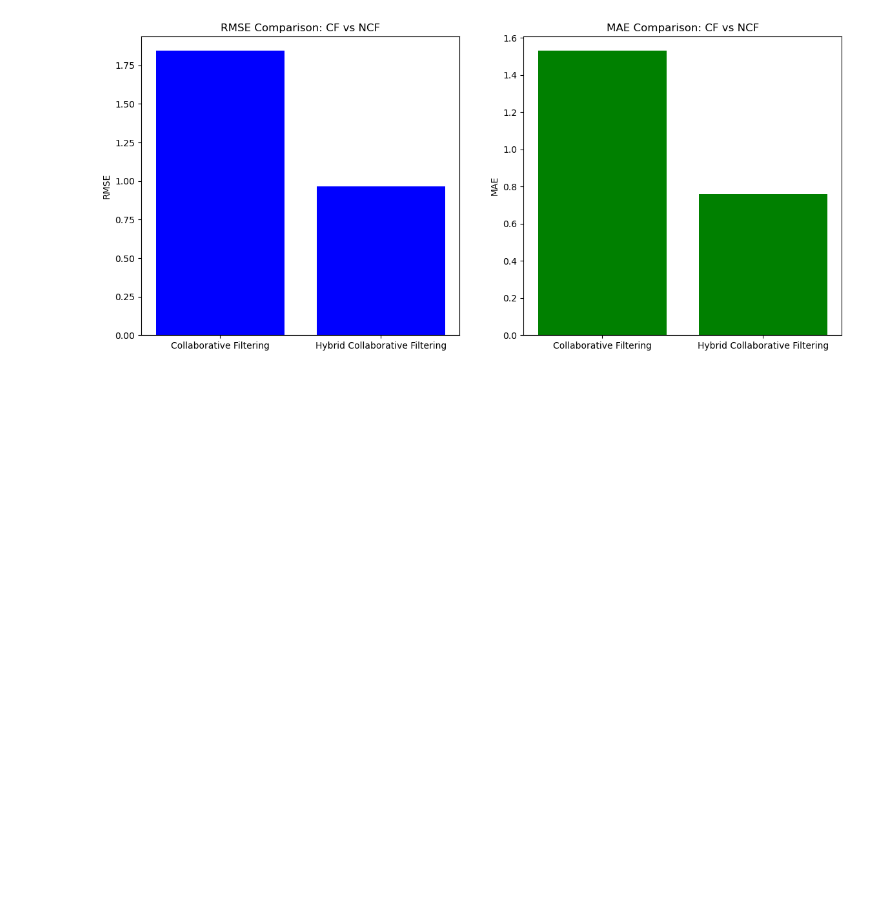
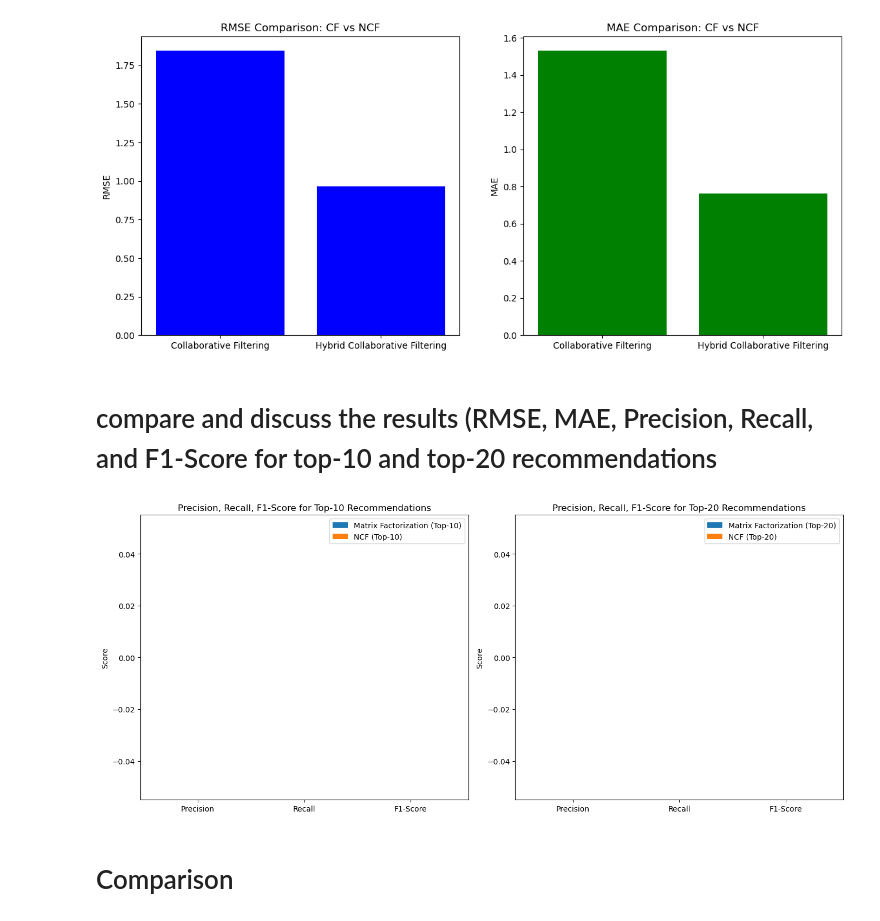
Before and after one commit to HemantRajSingh/collaborative-hybrid-recommender, a Jupyter notebook: notebooks/data_exploration.ipynb, the cells around one changed output. Drawn from its saved outputs; the diff is of its cells as text; code cells hidden in the pictures; blank space fills up the shorter version.

```diff
--- a/notebooks/data_exploration.ipynb
+++ b/notebooks/data_exploration.ipynb
@@ -708,3 +776,60 @@ ax[1].set_title('MAE Comparison: CF vs NCF')
 plt.show()
 # %% [output]
 [figure]
+# %% [markdown]
+# compare and discuss the results (RMSE, MAE, Precision, Recall, and F1-Score for top-10 and top-20 recommendations
+# %%
+# Evaluate Matrix Factorization
+precision_svd_10 = precision_at_k(true_ratings, predicted_ratings_svd, 10)
+recall_svd_10 = recall_at_k(true_ratings, predicted_ratings_svd, 10)
+f1_svd_10 = f1_score_at_k(precision_svd_10, recall_svd_10)
+
+precision_svd_20 = precision_at_k(true_ratings, predicted_ratings_svd, 20)
+recall_svd_20 = recall_at_k(true_ratings, predicted_ratings_svd, 20)
+f1_svd_20 = f1_score_at_k(precision_svd_20, recall_svd_20)
+
+# Evaluate NCF
+precision_ncf_10 = precision_at_k(all_true_ratings_hcf, all_predicted_ratings_hcf, 10)
+recall_ncf_10 = recall_at_k(all_true_ratings_hcf, all_predicted_ratings_hcf, 10)
+f1_ncf_10 = f1_score_at_k(precision_ncf_10, recall_ncf_10)
+
+precision_ncf_20 = precision_at_k(all_true_ratings_hcf, all_predicted_ratings_hcf, 20)
+recall_ncf_20 = recall_at_k(all_true_ratings_hcf, all_predicted_ratings_hcf, 20)
+f1_ncf_20 = f1_score_at_k(precision_ncf_20, recall_ncf_20)
+# %%
+# Plot Comparison of Precision, Recall, and F1-Score for Both Models
+
+metrics_labels = ['Precision', 'Recall', 'F1-Score']
+metrics_svd_10 = [precision_svd_10, recall_svd_10, f1_svd_10]
+metrics_svd_20 = [precision_svd_20, recall_svd_20, f1_svd_20]
+
+metrics_ncf_10 = [precision_ncf_10, recall_ncf_10, f1_ncf_10]
+metrics_ncf_20 = [precision_ncf_20, recall_ncf_20, f1_ncf_20]
+
+x = np.arange(len(metrics_labels))  # label positions
+
+# Plot the metrics for both models
+fig, axes = plt.subplots(1, 2, figsize=(14, 6))
+
+axes[0].bar(x - 0.2, metrics_svd_10, 0.4, label='Matrix Factorization (Top-10)')
+axes[0].bar(x + 0.2, metrics_ncf_10, 0.4, label='NCF (Top-10)')
+axes[0].set_xticks(x)
+axes[0].set_xticklabels(metrics_labels)
+axes[0].set_ylabel('Score')
+axes[0].set_title('Precision, Recall, F1-Score for Top-10 Recommendations')
+axes[0].legend()
+
+axes[1].bar(x - 0.2, metrics_svd_20, 0.4, label='Matrix Factorization (Top-20)')
+axes[1].bar(x + 0.2, metrics_ncf_20, 0.4, label='NCF (Top-20)')
+axes[1].set_xticks(x)
+axes[1].set_xticklabels(metrics_labels)
+axes[1].set_ylabel('Score')
+axes[1].set_title('Precision, Recall, F1-Score for Top-20 Recommendations')
+axes[1].legend()
+
+plt.tight_layout()
+plt.show()
+# %% [output]
+[figure, added]
+# %% [markdown]
+# Comparison
```
Also changed, not shown: parts of 24 cells of this notebook.
